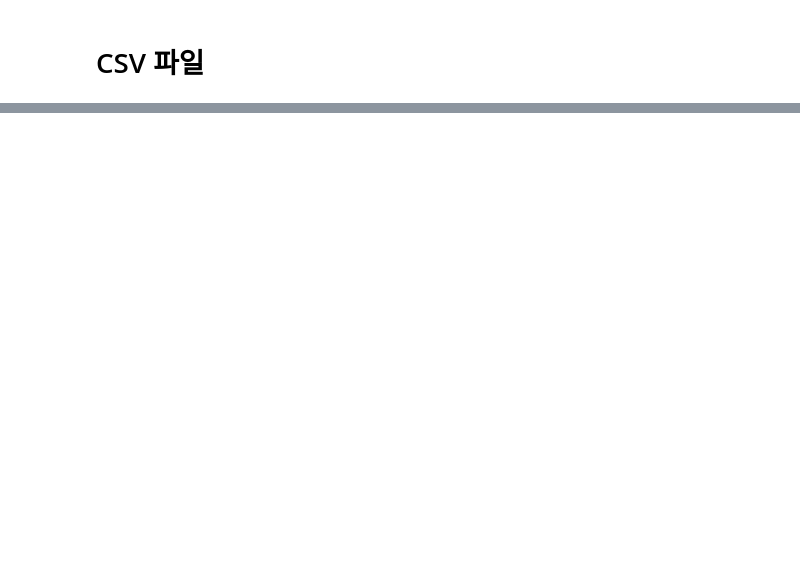
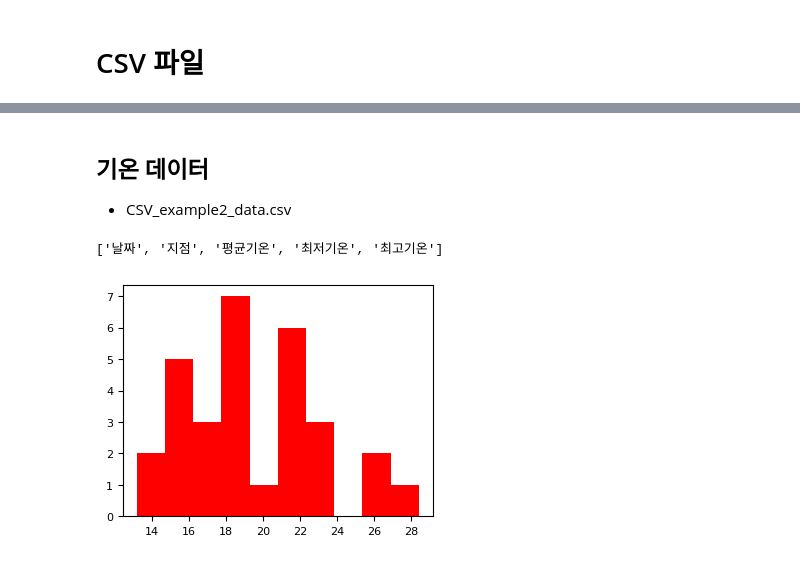
Before and after one commit to JSeoYoung/DA_School_1, a Jupyter notebook: Python_0510.ipynb, the cells around one changed output, grey strips where cells are left out. Drawn from its saved outputs; the diff is of its cells as text; code cells hidden in the pictures; blank space fills up the shorter version.

```diff
--- a/Python_0510.ipynb
+++ b/Python_0510.ipynb
@@ -465,0 +499,29 @@ plt.show()
+# %% [markdown]
+## 기온 데이터
+
+* CSV_example2_data.csv
+# %%
+# 수집된 서울의 기온 데이터를 히스토그램으로 표시하시오.
+# 색은 빨간색
+# 구간은 100개로 나누시오.
+
+import csv
+
+f = open('/content/CSV_example2_data.csv', 'r') #csv를 리드 모드로 불러옴
+data = csv.reader(f)
+print(next(data))
+
+result = []
+
+for row in data:
+  result.append(float(row[-1])) # 마지막 값 가져오기
+f.close()
+
+import matplotlib.pyplot as plt
+
+# plt.figure(figsize = (10, 2))     # 그래프의 가로길이를 10인치 세로를 2인치로 설정
+plt.hist(result,color = 'r', bins = 10) # 데이터의 분포를 나타냄 bins는 구간을 100으로 현재 나눈 상태
+plt.show()
+# %% [output]
+['날짜', '지점', '평균기온', '최저기온', '최고기온']
+[figure, added]
```
Also changed, not shown: parts of 18 cells of this notebook.
